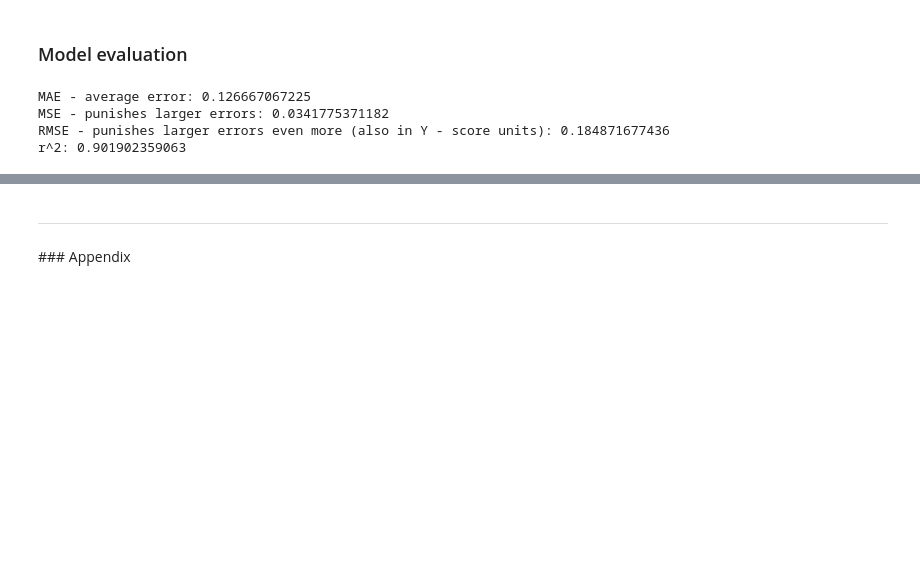
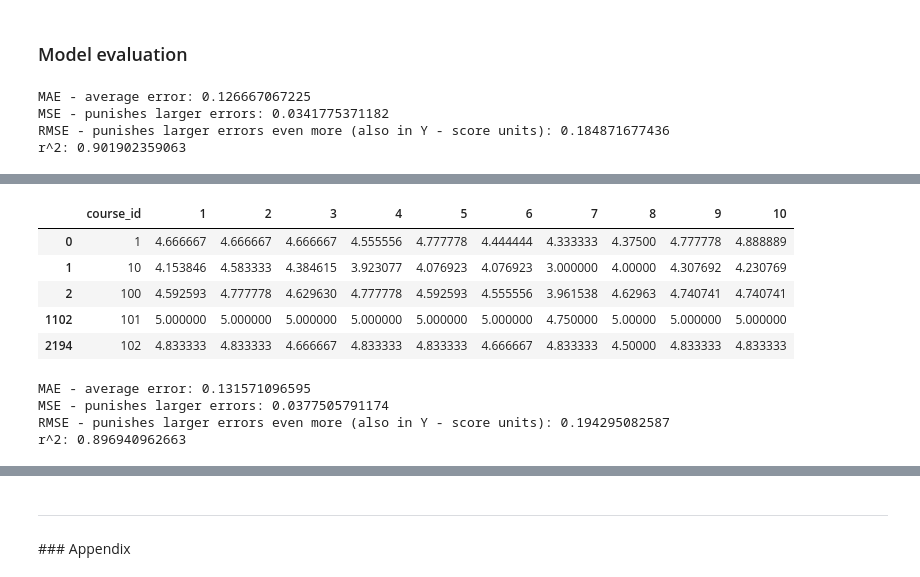
Before and after one commit to DansProjects/SIRS-Analysis, a Jupyter notebook: SIRS - Report.ipynb, the cells around one changed output, grey strips where cells are left out. Saved outputs shown, nothing was run; the diff lists cells and outputs as text; code cells hidden in the pictures; blank space fills up the shorter version.

```diff
--- a/SIRS - Report.ipynb
+++ b/SIRS - Report.ipynb
@@ -409,14 +421,14 @@ sdf_course_question_avg.head()
 | 10000 | 4.105263 | 4.833333 | 4.666667 | 4.631579 | 4.473684 | 4.473684 | 3.294118 | 4.631579 | 4.842105 | 4.777778 |
 | 100000 | 4.224490 | 4.306122 | 4.000000 | 4.183673 | 4.408163 | 4.255319 | 4.142857 | 4.204082 | 4.224490 | 4.428571 |
 # %%
-sdf_ = pd.DataFrame(sdf_course_question_avg.to_records())
+sdf_lin_model = pd.DataFrame(sdf_course_question_avg.to_records())
 #rename column names because I am bad
-e.rename(columns={"('rating_average', 1.0)": '1',"('rating_average', 2.0)": '2',"('rating_average', 3.0)": '3',"('rating_average', 4.0)": '4',
+sdf_lin_model.rename(columns={"('rating_average', 1.0)": '1',"('rating_average', 2.0)": '2',"('rating_average', 3.0)": '3',"('rating_average', 4.0)": '4',
                   "('rating_average', 5.0)": '5',"('rating_average', 6.0)": '6',"('rating_average', 7.0)": '7',"('rating_average', 8.0)": '8',
                   "('rating_average', 9.0)": '9',"('rating_average', 10.0)": '10'}, inplace=True)
-e['course_id'] = e.course_id.astype(int)
-e.sort_values(by='course_id', inplace=True, ascending=True)
-e.head()
+sdf_lin_model['course_id'] = sdf_lin_model.course_id.astype(int)
+sdf_lin_model.sort_values(by='course_id', inplace=True, ascending=True)
+sdf_lin_model.head()
 # %% [output]
 |  | course_id | 1 | 2 | 3 | 4 | 5 | 6 | 7 | 8 | 9 | 10 |
 | 0 | 1 | 4.888889 | 4.888889 | 5.00 | 4.777778 | 5.000000 | 4.888889 | 4.444444 | 4.777778 | 5.000000 | 5.000000 |
@@ -488,0 +544,15 @@ r^2: 0.901902359063
+# %%
+sdf_f2016_lin_model = pd.DataFrame(sdf_f2016_avgs.to_records())
+sdf_f2016_lin_model.rename(columns={"('rating_average', 1)": '1',"('rating_average', 2)": '2',"('rating_average', 3)": '3',"('rating_average', 4)": '4',
+                  "('rating_average', 5)": '5',"('rating_average', 6)": '6',"('rating_average', 7)": '7',"('rating_average', 8)": '8',
+                  "('rating_average', 9)": '9',"('rating_average', 10)": '10'}, inplace=True)
+sdf_f2016_lin_model['course_id'] = sdf_lin_model.course_id.astype(int)
+sdf_f2016_lin_model.sort_values(by='course_id', inplace=True, ascending=True)
+sdf_f2016_lin_model.head()
+# %% [output]
+|  | course_id | 1 | 2 | 3 | 4 | 5 | 6 | 7 | 8 | 9 | 10 |
+| 0 | 1 | 4.666667 | 4.666667 | 4.666667 | 4.555556 | 4.777778 | 4.444444 | 4.333333 | 4.37500 | 4.777778 | 4.888889 |
+| 1 | 10 | 4.153846 | 4.583333 | 4.384615 | 3.923077 | 4.076923 | 4.076923 | 3.000000 | 4.00000 | 4.307692 | 4.230769 |
+| 2 | 100 | 4.592593 | 4.777778 | 4.629630 | 4.777778 | 4.592593 | 4.555556 | 3.961538 | 4.62963 | 4.740741 | 4.740741 |
+| 1102 | 101 | 5.000000 | 5.000000 | 5.000000 | 5.000000 | 5.000000 | 5.000000 | 4.750000 | 5.00000 | 5.000000 | 5.000000 |
+| 2194 | 102 | 4.833333 | 4.833333 | 4.666667 | 4.833333 | 4.833333 | 4.666667 | 4.833333 | 4.50000 | 4.833333 | 4.833333 |
@@ -488,0 +564,11 @@ r^2: 0.901902359063
+# %%
+#fall 2016 model eval
+print('MAE - average error:', metrics.mean_absolute_error(y_2016, predictions_fall_2016))
+print('MSE - punishes larger errors:', metrics.mean_squared_error(y_2016, predictions_fall_2016))
+print('RMSE - punishes larger errors even more (also in Y - score units):', np.sqrt(metrics.mean_squared_error(y_2016, predictions_fall_2016)))
+print('r^2:', metrics.r2_score(y_2016,predictions_fall_2016))
+# %% [output]
+MAE - average error: 0.131571096595
+MSE - punishes larger errors: 0.0377505791174
+RMSE - punishes larger errors even more (also in Y - score units): 0.194295082587
+r^2: 0.896940962663
```
Also changed, not shown: parts of 17 cells of this notebook.
